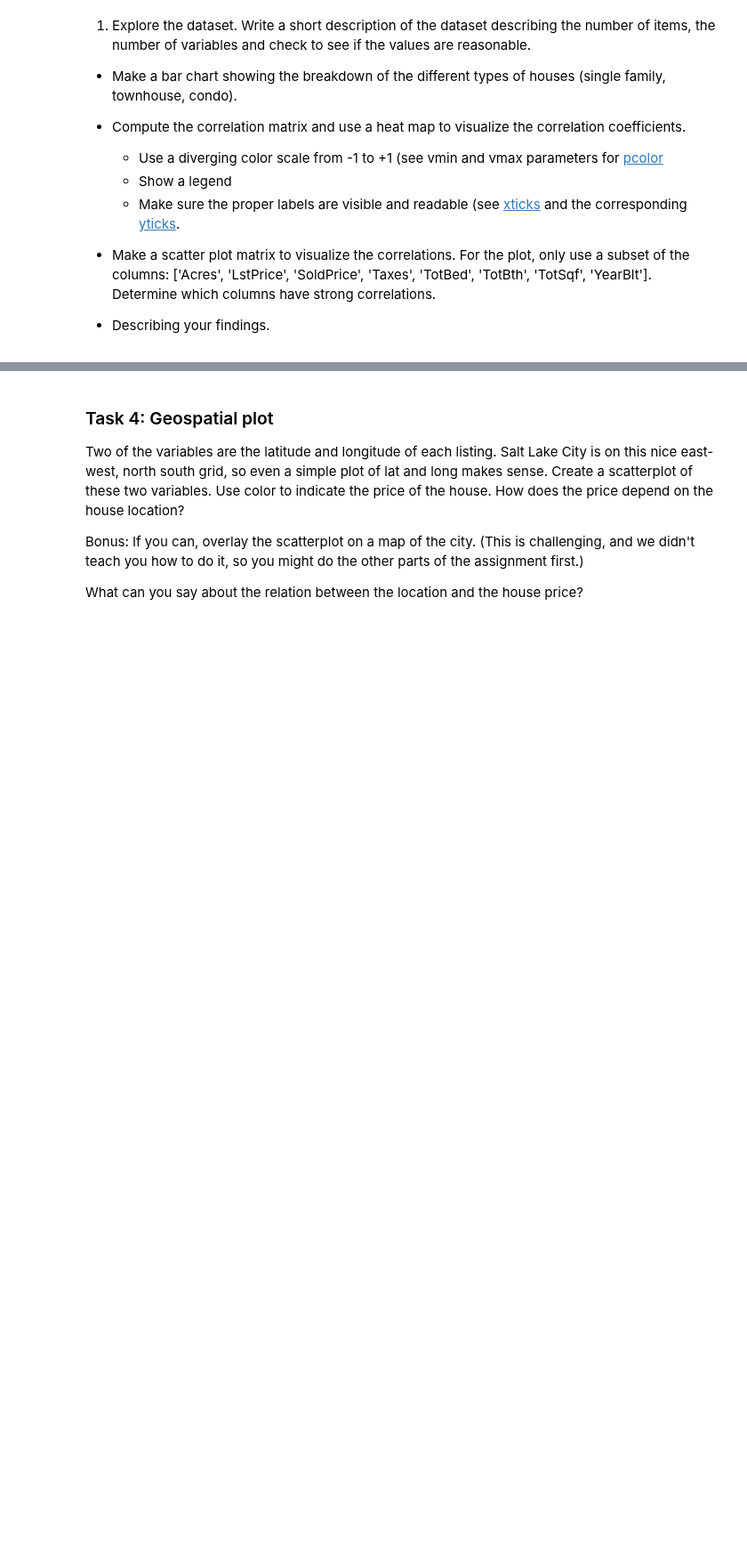
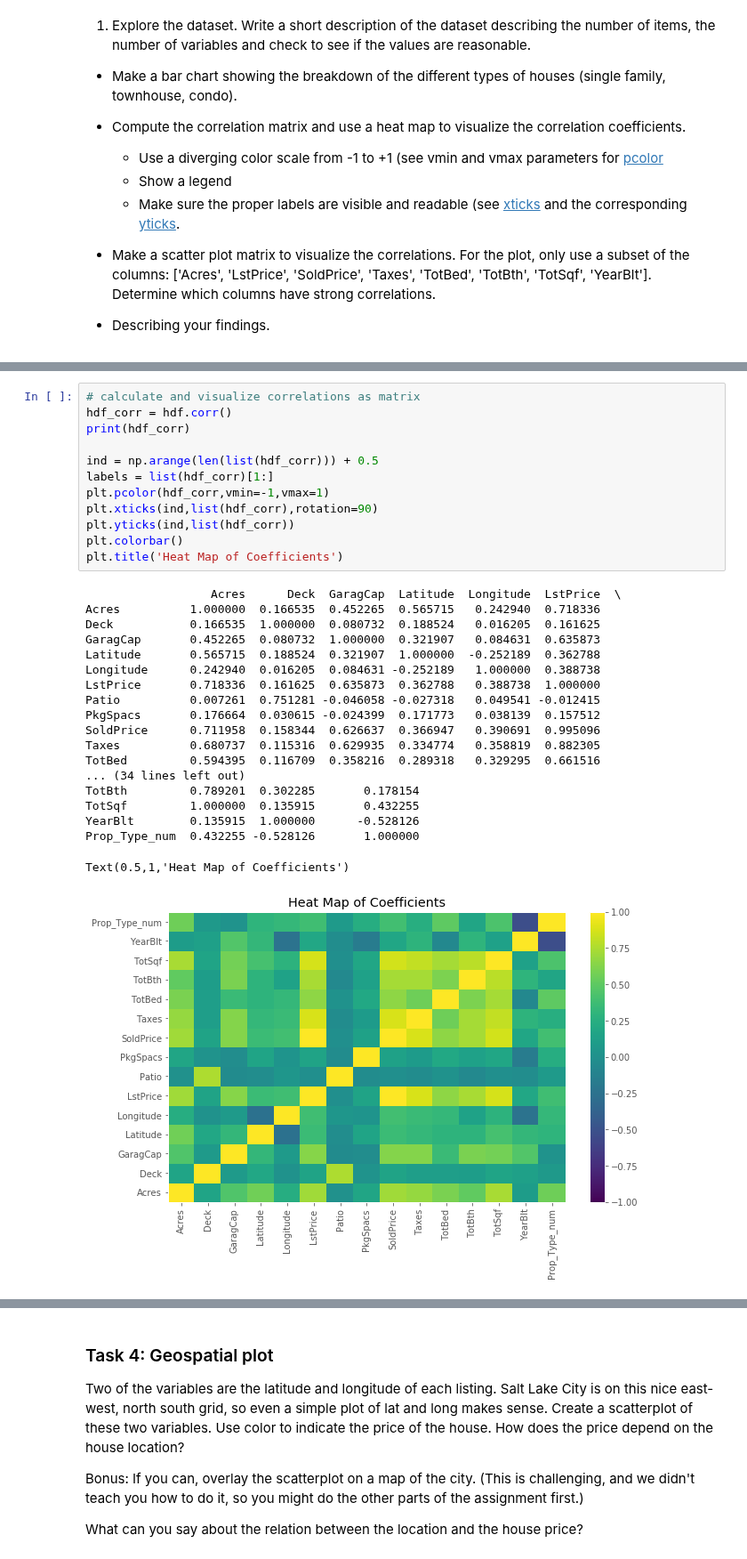
Before and after one commit to brookeslawski/datascience-homeworks-local, a Jupyter notebook: HW5/2018-HW5.ipynb, the cells around one changed output, grey strips where cells are left out. Shown at 89% size. Cells and saved outputs as stored; diff of their text form; blank space fills up the shorter version.

```diff
--- a/HW5/2018-HW5.ipynb
+++ b/HW5/2018-HW5.ipynb
@@ -127,0 +213,32 @@ check townhouse:
+# %%
+# calculate and visualize correlations as matrix
+hdf_corr = hdf.corr()
+print(hdf_corr)
+
+ind = np.arange(len(list(hdf_corr))) + 0.5
+labels = list(hdf_corr)[1:]
+plt.pcolor(hdf_corr,vmin=-1,vmax=1)
+plt.xticks(ind,list(hdf_corr),rotation=90)
+plt.yticks(ind,list(hdf_corr))
+plt.colorbar()
+plt.title('Heat Map of Coefficients')
+# %% [output]
+                  Acres      Deck  GaragCap  Latitude  Longitude  LstPrice  \
+Acres          1.000000  0.166535  0.452265  0.565715   0.242940  0.718336
+Deck           0.166535  1.000000  0.080732  0.188524   0.016205  0.161625
+GaragCap       0.452265  0.080732  1.000000  0.321907   0.084631  0.635873
+Latitude       0.565715  0.188524  0.321907  1.000000  -0.252189  0.362788
+Longitude      0.242940  0.016205  0.084631 -0.252189   1.000000  0.388738
+LstPrice       0.718336  0.161625  0.635873  0.362788   0.388738  1.000000
+Patio          0.007261  0.751281 -0.046058 -0.027318   0.049541 -0.012415
+PkgSpacs       0.176664  0.030615 -0.024399  0.171773   0.038139  0.157512
+SoldPrice      0.711958  0.158344  0.626637  0.366947   0.390691  0.995096
+Taxes          0.680737  0.115316  0.629935  0.334774   0.358819  0.882305
+TotBed         0.594395  0.116709  0.358216  0.289318   0.329295  0.661516
+... (34 lines left out)
+TotBth         0.789201  0.302285       0.178154
+TotSqf         1.000000  0.135915       0.432255
+YearBlt        0.135915  1.000000      -0.528126
+Prop_Type_num  0.432255 -0.528126       1.000000
+Text(0.5,1,'Heat Map of Coefficients')
+[figure, added]
```
Also changed, not shown: parts of 22 cells of this notebook, 1 other file.
